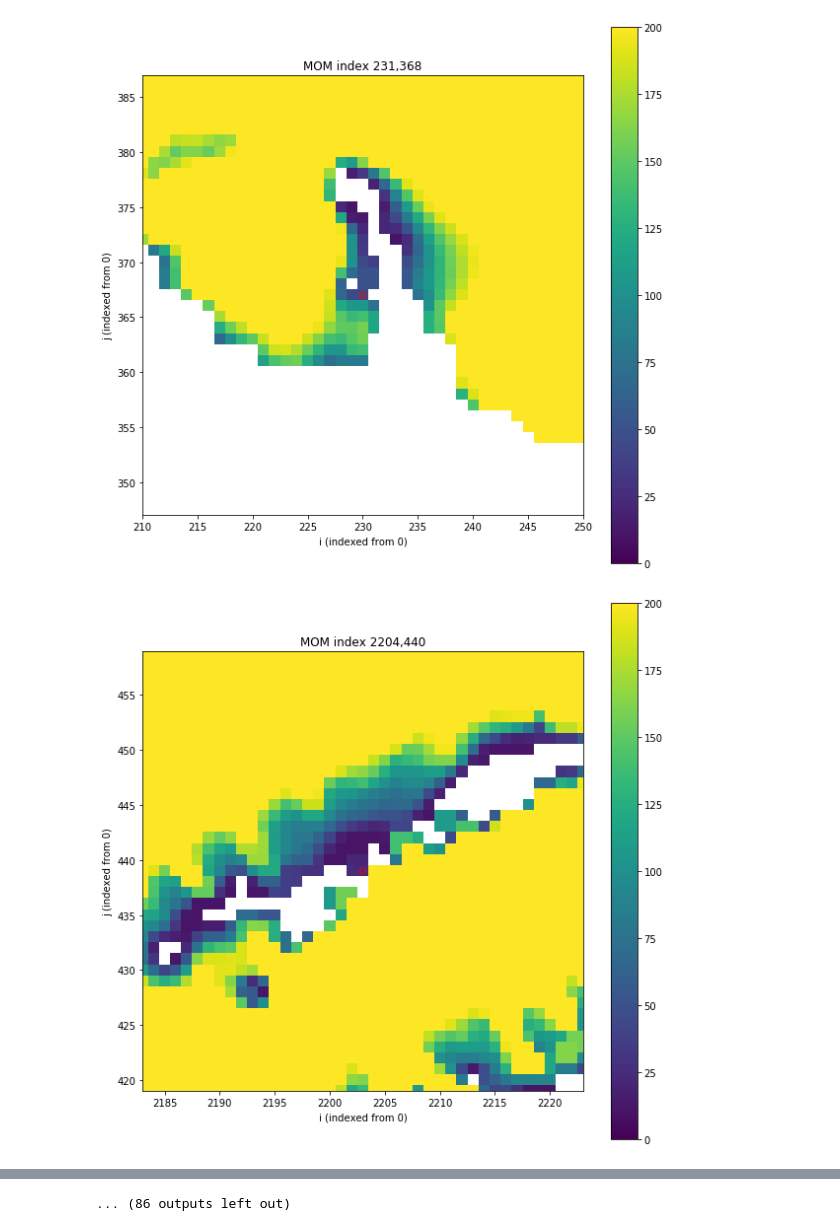
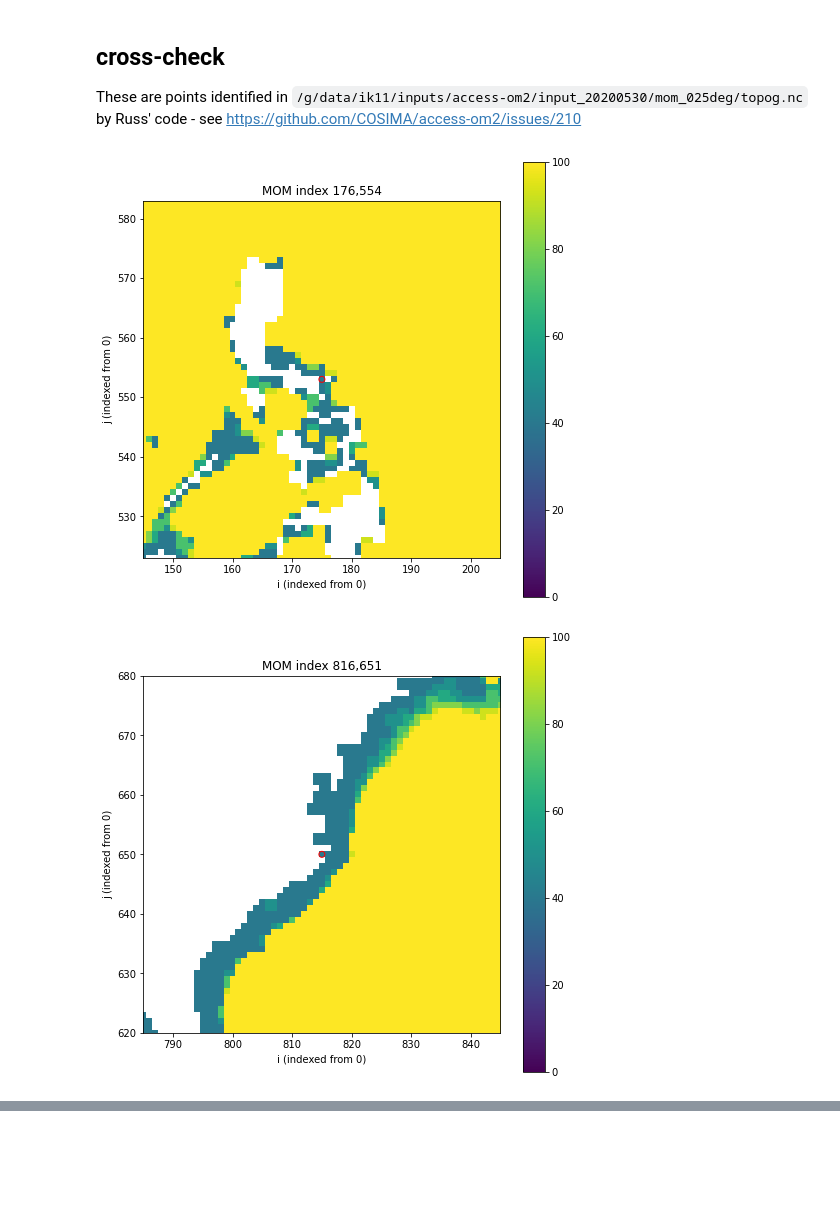
Before and after one commit to aekiss/notebooks, a Jupyter notebook: non-advective.ipynb, the cells around one changed output, grey strips where cells are left out. Drawn from its saved outputs; the diff is of its cells as text; code cells hidden in the pictures; blank space fills up the shorter version.

Commit message:
improve non-advective.ipynb

```diff
--- a/non-advective.ipynb
+++ b/non-advective.ipynb
@@ -50,8 +71,8 @@ landmask[:,-1] = landmask[:,0]
 velzero = np.zeros(np.shape(landmask),dtype=bool)  # whether u,v are zero on NE corner of cell
 velzero[:-1,:-1] = landmask[:-1,:-1]+landmask[1:,:-1]+landmask[:-1,1:]+landmask[1:,1:] > 0 # true if velocity point touches land mask
 # add copied points along tripole seam
-velzero[-1, 0:int(dshape[1]/2)] = np.flip(velzero[-2,int(dshape[1]/2):-1],0)
-velzero[-1,int(dshape[1]/2):-1] = np.flip(velzero[-2,0:int(dshape[1]/2)], 0)
+velzero[-1, 0:int(isize/2)] = np.flip(velzero[-2,int(isize/2):-1],0)
+velzero[-1,int(isize/2):-1] = np.flip(velzero[-2,0:int(isize/2)], 0)
 # add LH edge to RH edge
 velzero[:,-1] = velzero[:,0]
 
@@ -76,0 +135,18 @@ np.count_nonzero(noadv)
+# %%
+margin = 20
+jj,ii=np.nonzero(noadv_edge)
+print ('cells with a non-advective edge: '+repr(list(zip(ii+1,jj+1))))
+for k in range(len(ii)):
+    i = ii[k]
+    j = jj[k]
+    plt.figure(figsize=(10,10))
+    plt.imshow(depthtiled, vmin=0, vmax=200, origin='lower')
+    plt.colorbar()
+    plt.scatter(i,j, facecolors='none', edgecolors='r')
+    plt.xlim(i-margin,i+margin)
+    plt.ylim(j-margin,j+margin)
+    plt.title('Non-advective edge: MOM index '+str(i+1)+', '+str(j+1)+'\n'+bathyfile)
+    plt.xlabel('i (indexed from 0)')
+    plt.ylabel('j (indexed from 0)')
+    figfname = 'non-advective/non_advective_edge'+bathyfile.replace('/','_').replace('.','_')+'_'+str(i+1)+'_'+str(j+1)+'.png'
+    plt.savefig(figfname,dpi=100, bbox_inches="tight")
@@ -77,19 +163,22 @@ np.count_nonzero(noadv)
+# %% [markdown]
+## cross-check
+These are points identified in `/g/data/ik11/inputs/access-om2/input_20200530/mom_025deg/topog.nc` by Russ' code - see https://github.com/COSIMA/access-om2/issues/210
 # %%
-margin = 20
-jj,ii=np.nonzero(noadv)
-for k in range(len(ii)):
-    i = ii[k]
-    j = jj[k]
-    plt.figure(figsize=(10,10))
-    plt.imshow(depth, vmin=0, vmax=200, origin='lower')
+margin = 30
+indices = [ (176, 554), (816, 651), (246, 742) ]
+for i,j in indices:
+    i -= 1
+    j -= 1
+    plt.figure(figsize=(8,8))
+    plt.imshow(depthtiled, vmin=0, vmax=100, origin='lower')
     plt.colorbar()
     plt.scatter(i,j, facecolors='none', edgecolors='r')
     plt.xlim(i-margin,i+margin)
     plt.ylim(j-margin,j+margin)
-    plt.title(fixedbathyfile)
+    plt.title(bathyfile)
     plt.title('MOM index '+str(i+1)+','+str(j+1))
     plt.xlabel('i (indexed from 0)')
-    plt.ylabel('j (indexed from 0)');
+    plt.ylabel('j (indexed from 0)')
 # %% [output]
-[figure, old version]
+[figure, new version]
-[figure, old version]
+[figure, new version]
@@ -106 +185,0 @@ for k in range(len(ii)):
-... (86 outputs left out)
```
Also changed, not shown: parts of 12 cells of this notebook.
